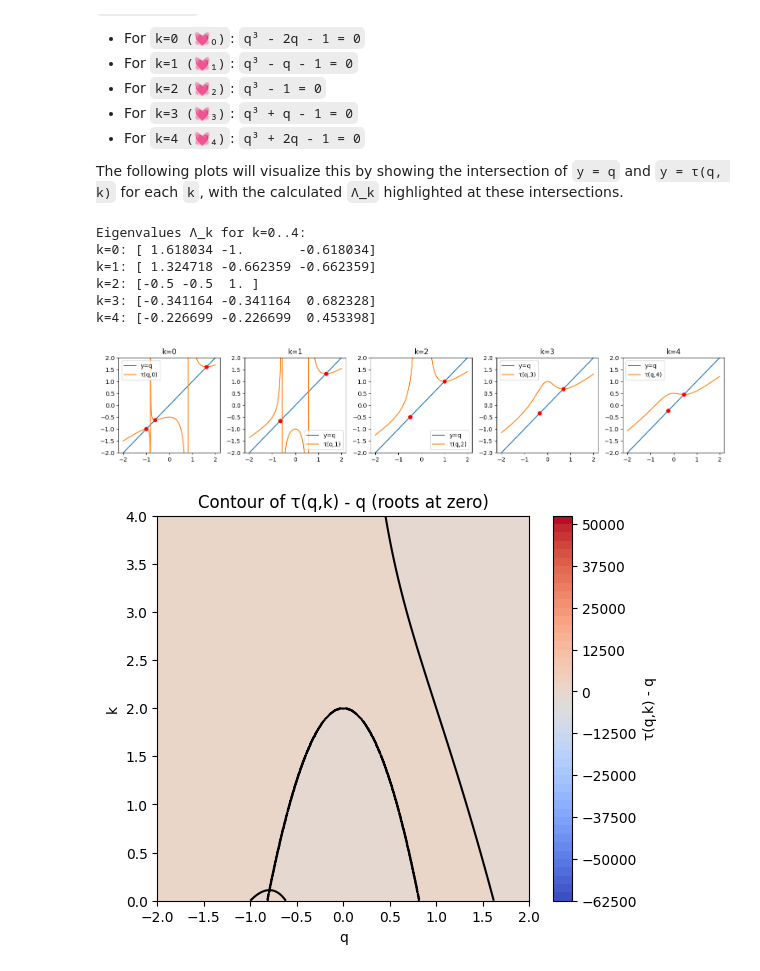
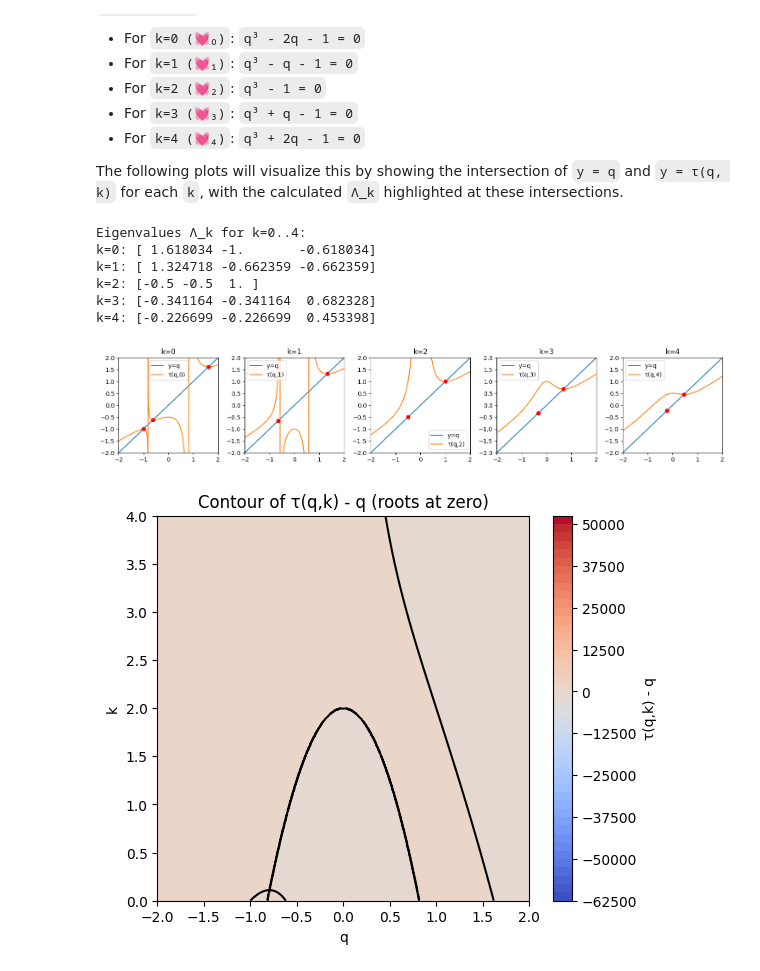
Before and after one commit to anthonyrisinger/riprompt, a Jupyter notebook: riprompt.ipynb, the cells around one changed output. Cells and saved outputs as stored; diff of their text form; code cells hidden in the pictures.

Commit message:
Drop margins

```diff
--- a/riprompt.ipynb
+++ b/riprompt.ipynb
@@ -43,32 +43,33 @@ The following plots will visualize this by showing the intersection of `y = q` a
 # %%
 ks = np.arange(5)
 roots = {k: np.roots([1, 0, k-2, -1]).real for k in ks}
 
 print("Eigenvalues Λ_k for k=0..4:")
 for k, r in roots.items():
     print(f"k={k}: {np.round(r,6)}")
 
 q_vals = np.linspace(-2, 2, 1001)
 fig, axes = plt.subplots(1, 5, figsize=(15,3))
 for i, k in enumerate(ks):
     ax = axes[i]
     ax.set_ylim(-2, 2)
+    ax.margins(x=0, y=0)
     ax.plot(q_vals, q_vals, label='y=q')
     ax.plot(q_vals, τ(q_vals, k), label=f'τ(q,{k})')
     for root in roots[k]:
         ax.plot(root, root, 'ro')
     ax.set_title(f'k={k}')
     ax.legend()
 plt.tight_layout()
 plt.show()
 # %% [output]
 Eigenvalues Λ_k for k=0..4:
 k=0: [ 1.618034 -1.       -0.618034]
 k=1: [ 1.324718 -0.662359 -0.662359]
 k=2: [-0.5 -0.5  1. ]
 k=3: [-0.341164 -0.341164  0.682328]
 k=4: [-0.226699 -0.226699  0.453398]
-[figure, old version]
+[figure, new version]
 # %%
 q = np.linspace(-2, 2, 1001)
 k = np.linspace(0, 4, 1001)
```
